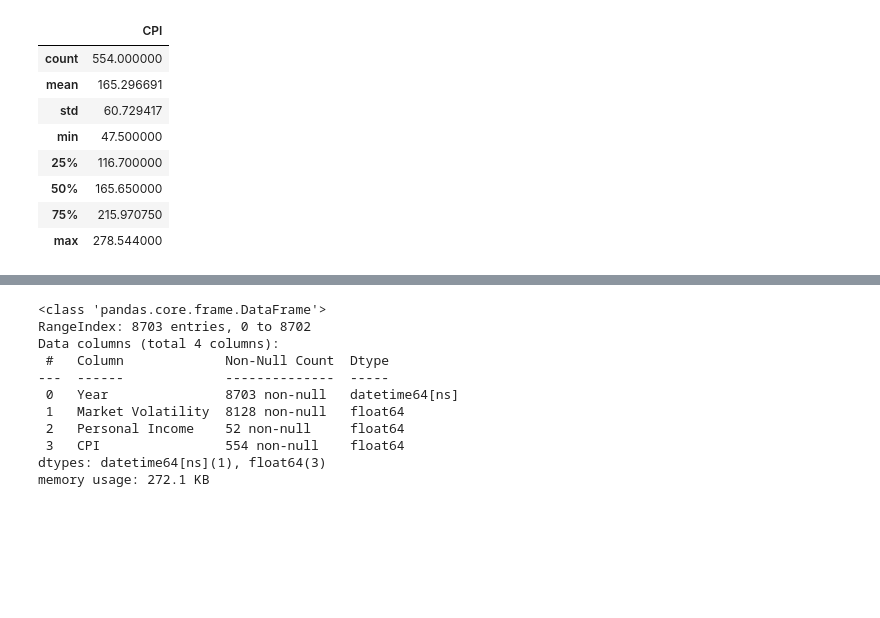
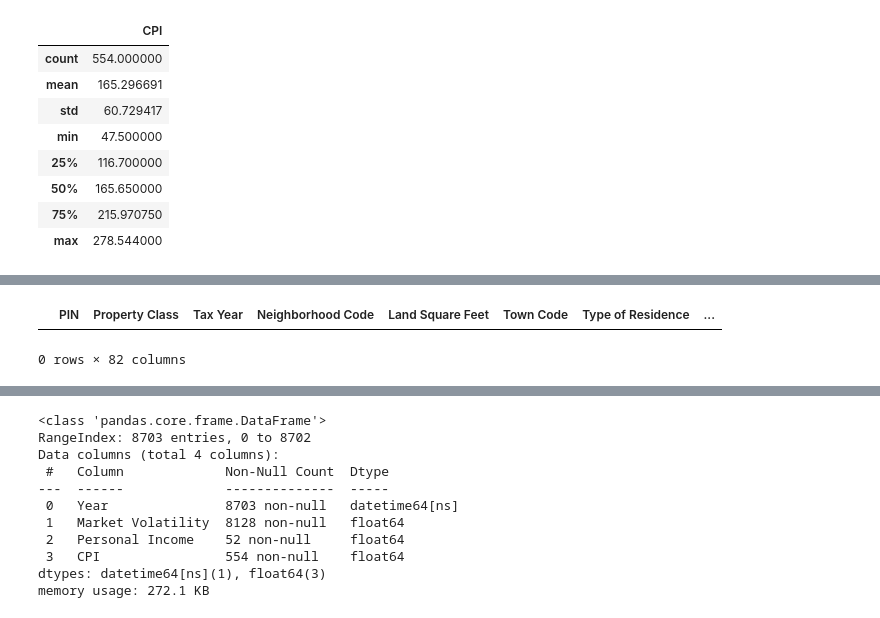
Before and after one commit to oh-be/project4, a Jupyter notebook: Features Datasets/Features.ipynb, the cells around one changed output, grey strips where cells are left out. Saved outputs shown, nothing was run; the diff lists cells and outputs as text; code cells hidden in the pictures; blank space fills up the shorter version.

```diff
--- a/Features Datasets/Features.ipynb
+++ b/Features Datasets/Features.ipynb
@@ -394 +416,8 @@ memory usage: 408.1 KB
+# %%
+df2=df.dropna()
+# %%
+df2
+# %% [output]
+|  | PIN | Property Class | Tax Year | Neighborhood Code | Land Square Feet | Town Code | Type of Residence | ... |
+0 rows × 82 columns
 # %%
```
Also changed, not shown: parts of 33 cells of this notebook, 9 other files.
